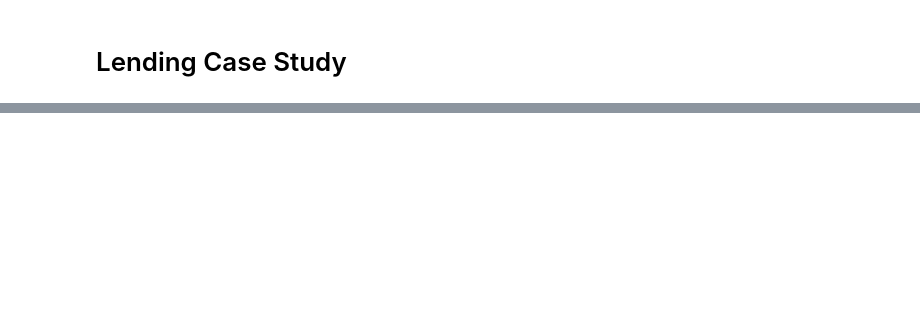
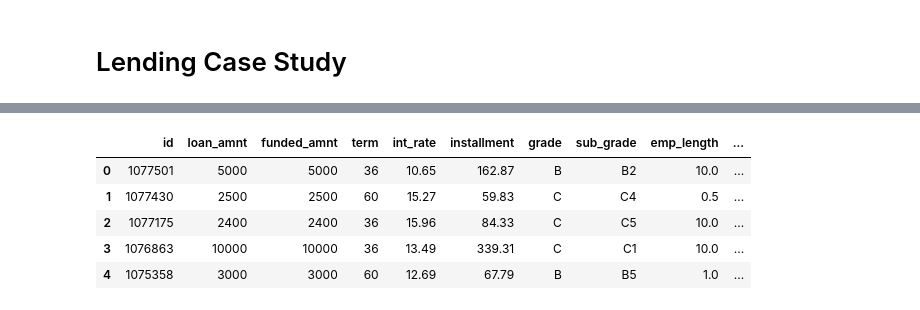
Before and after one commit to yashchaddha/Lending-Club-Case-Study, a Jupyter notebook: Yash_Chaddha.ipynb, the cells around one changed output, grey strips where cells are left out. Saved outputs shown, nothing was run; the diff lists cells and outputs as text; code cells hidden in the pictures; blank space fills up the shorter version.

```diff
--- a/Yash_Chaddha.ipynb
+++ b/Yash_Chaddha.ipynb
@@ -21,0 +750,4 @@ False
+# %%
+df['issue_year']=pd.to_datetime(df.issue_d,format='%b-%y').dt.year
+# %%
+df['issue_month']=pd.to_datetime(df.issue_d,format='%b-%y').dt.month
@@ -21,0 +813,18 @@ False
+# %%
+df.purpose=df.purpose.astype('category')
+# %%
+df.addr_state=df.addr_state.astype('category')
+# %%
+# Setting decimal point limit for all data
+for x in df.columns:
+    if(df[x].dtype=='float64'):
+      df[x]=df[x].round(2)
+
+df.head()
+# %% [output]
+|  | id | loan_amnt | funded_amnt | term | int_rate | installment | grade | sub_grade | emp_length | ... |
+| 0 | 1077501 | 5000 | 5000 | 36 | 10.65 | 162.87 | B | B2 | 10.0 | ... |
+| 1 | 1077430 | 2500 | 2500 | 60 | 15.27 | 59.83 | C | C4 | 0.5 | ... |
+| 2 | 1077175 | 2400 | 2400 | 36 | 15.96 | 84.33 | C | C5 | 10.0 | ... |
+| 3 | 1076863 | 10000 | 10000 | 36 | 13.49 | 339.31 | C | C1 | 10.0 | ... |
+| 4 | 1075358 | 3000 | 3000 | 60 | 12.69 | 67.79 | B | B5 | 1.0 | ... |
```
Also changed, not shown: parts of 99 cells of this notebook.
